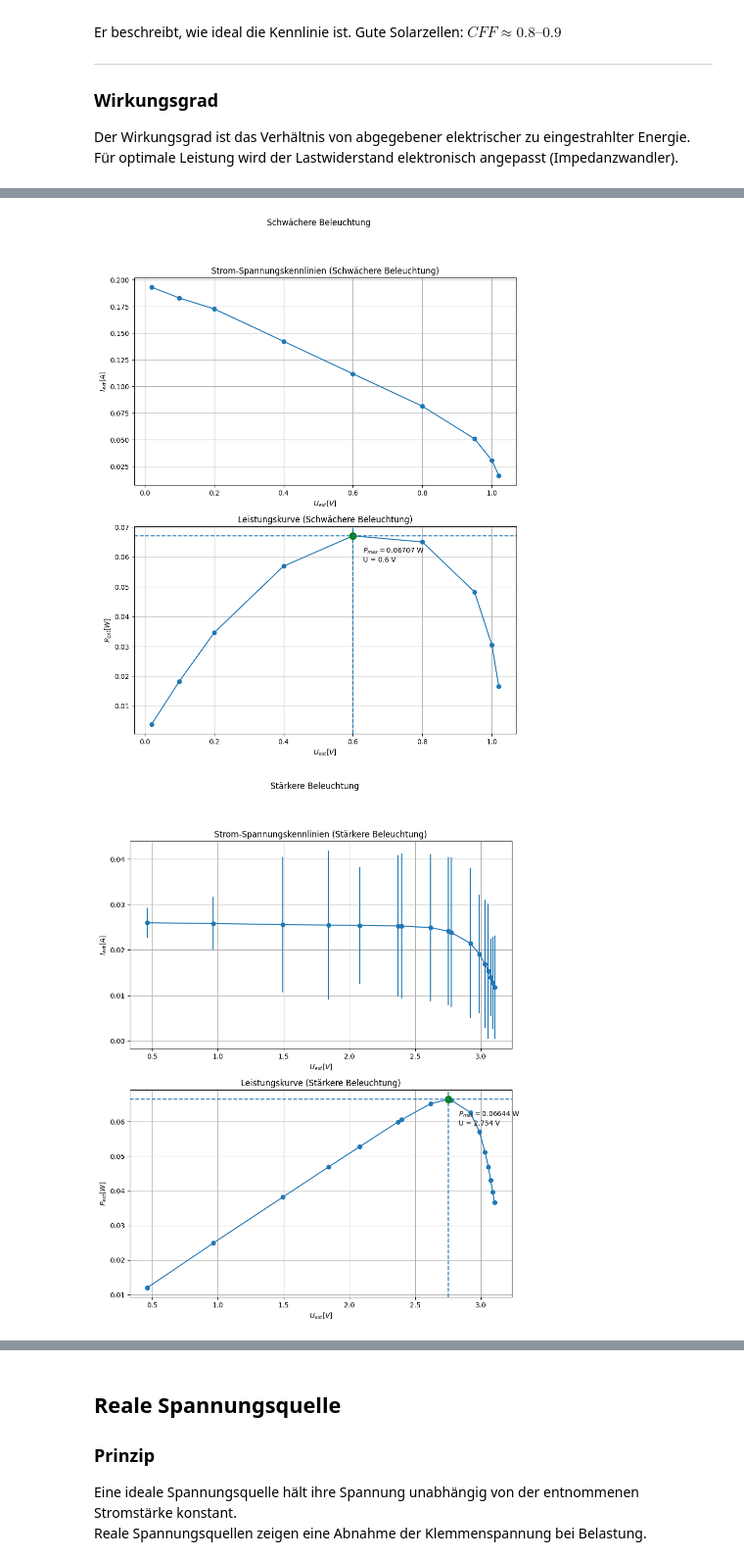
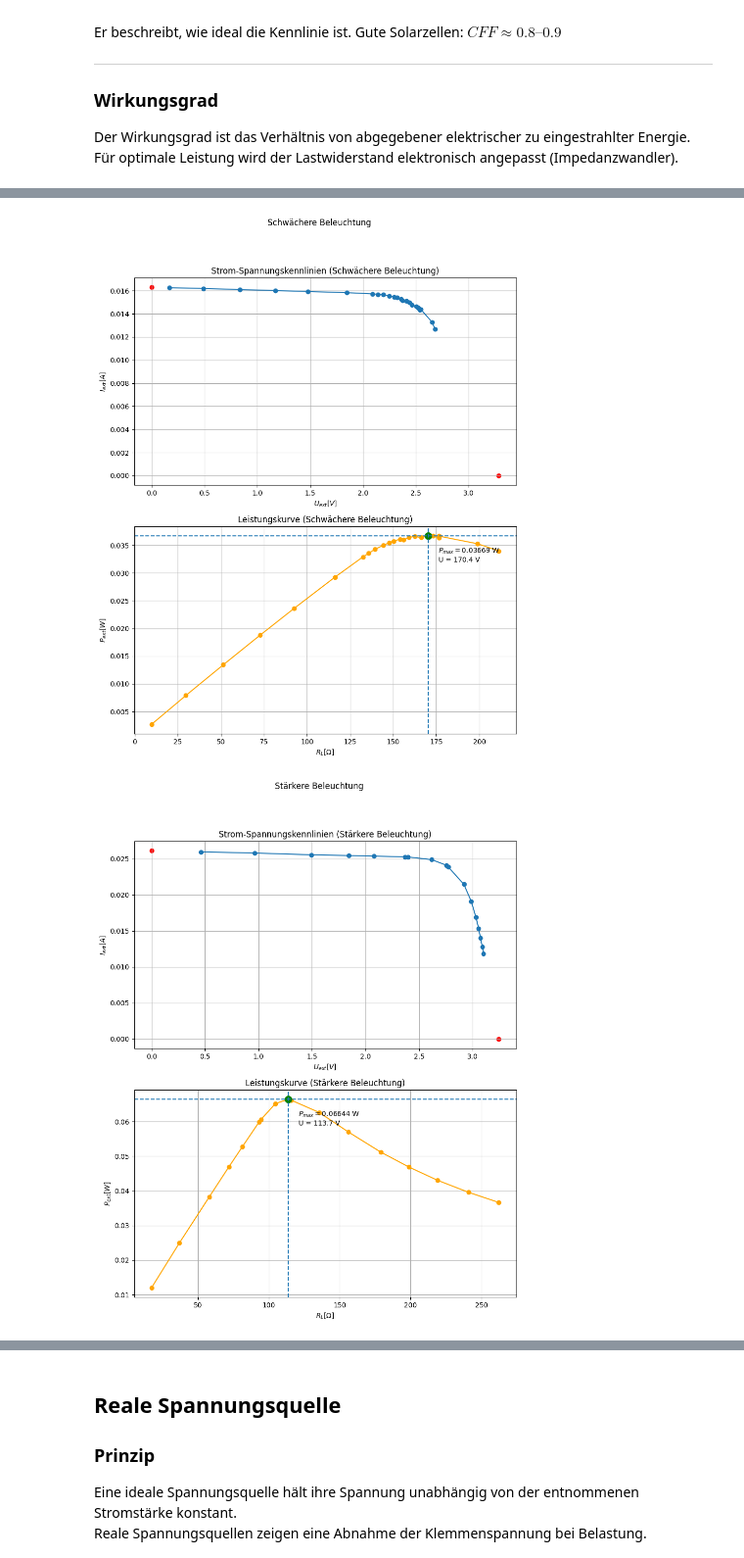
Before and after one commit to olegoniy/Lab, a Jupyter notebook: Lab6/Di01-PW6.ipynb, the cells around one changed output, grey strips where cells are left out. Shown at 98% size. Saved outputs shown, nothing was run; the diff lists cells and outputs as text; code cells hidden in the pictures.

```diff
--- a/Lab6/Di01-PW6.ipynb
+++ b/Lab6/Di01-PW6.ipynb
@@ -88,6 +88,7 @@ from typing import Tuple, Dict, List
 # Nutzereingaben im Code
 # ------------------------------
 import math
+
 
 # --------- Hilfsfunktion ---------
 def _u_abs(v, p_pct, digits, resolution_V):
@@ -156,11 +157,11 @@ R_I_OHM = 0.492  # anpassen
 # Anzahl der Randpunkte fuer lineare Extrapolation
 N_FIT = 5  # anpassen je nach Punktdichte
 
-# Rohdaten hier eintragen: Listen aus (U_ext_V, U_shunt_V)
+#H_LOW = (11.5 ± 0.1) cm
 DATA_LOW: List[Tuple[float, float]] = [
-    # (U_ext_V, U_shunt_V)  # Beispielwerte entfernen und eigene eintragen
-    (0.02, 0.095), (0.10, 0.090), (0.20, 0.085), (0.40, 0.070),
-    (0.60, 0.055), (0.80, 0.040), (0.95, 0.025), (1.00, 0.015), (1.02, 0.008)
+    (0.1664, 0.008), (0.488, 0.00797), (0.835, 0.00792), (1.173, 0.00788), (1.481, 0.00784), (1.847, 0.00779), (2.139, 0.00772), (2.373, 0.00746),
+    (2.536, 0.00705), (2.653, 0.00654), (2.463, 0.00727), (2.091, 0.00774), (2.191, 0.0077), (2.249, 0.00765), (2.293, 0.00761), (2.321, 0.00758),
+    (2.413, 0.00743), (2.36, 0.00752), (2.441, 0.00737), (2.504, 0.00721), (2.524, 0.00715), (2.547, 0.00708), (2.683, 0.00623)
 ]
 
 #H_HIGH = (7 ± 0.1)cm
@@ -180,12 +181,16 @@ dU_ext_high = []
 for U_ext, U_shunt in DATA_HIGH:
     du_ext, _, _, _   = u_dc_auto(U_ext)
     dU_ext_high.append(du_ext)
-print(dU_ext_high)
 
 # Dateinamenpraefixe fuer Ausgaben
 OUT_PREFIX_LOW = "Schwächere Beleuchtung"
 OUT_PREFIX_HIGH = "Stärkere Beleuchtung"
 
+
+
+errors = {
+    OUT_PREFIX_LOW : [0.000028, 0.00666, 0.016, 24.015, 0.193],
+    OUT_PREFIX_HIGH: [0.000007, 0.38756, 0.005, 19.397, 0.005]}
 
 @dataclass
 class IVResults:
@@ -236,15 +241,12 @@ def linear_extrapolation_x0(x: np.ndarray, y: np.ndarray) -> float:
 
 
 def linear_extrapolation_y0(x: np.ndarray, y: np.ndarray) -> float:
-    """
-    Lineare Regression y = a*x + b und Rueckgabe von x bei y=0: x0 = -b/a.
-    """
+    """ Lineare Regression y = a*x + b und Rueckgabe von x bei y=0: x0 = -b/a. """
     A = np.vstack([x, np.ones_like(x)]).T
     a, b = np.linalg.lstsq(A, y, rcond=None)[0]
     if np.isclose(a, 0.0):
         return np.nan
     return -b / a
-
 
 def compute_power(U: np.ndarray, I: np.ndarray) -> np.ndarray:
     return U * I
@@ -256,7 +258,7 @@ def compute_RL(U: np.ndarray, I: np.ndarray) -> np.ndarray:
     """
     RL = np.full_like(U, np.nan, dtype=float)
     nonzero = np.abs(I) > 1e-12
-    RL[nonzero] = U[nonzero] / I[nonzero]
+    RL[nonzero] = U[nonzero] / I[nonzero] - R_I_OHM
     return RL
 
 
@@ -268,7 +270,7 @@ def find_pmax(U: np.ndarray, I: np.ndarray, P: np.ndarray) -> Tuple[float, float
     P_max = float(P[idx])
     RL_at = np.nan
     if np.abs(I[idx]) > 1e-12:
-        RL_at = float(U[idx] / I[idx])
+        RL_at = float(U[idx] / I[idx] - R_I_OHM)
     return P_max, RL_at
 
 def _auto_n_fit(n_fit_wish: int, n_points:int) -> int:
@@ -298,8 +300,8 @@ def eval_dataset(U: np.ndarray, I: np.ndarray, n_fit_wish: int) -> Dict[str, flo
     U_lo = U[:n_fit]
     I_lo = I[:n_fit]
     I_KS = float(linear_extrapolation_x0(U_lo, I_lo))
-    U_hi = U[-n_fit:]
-    I_hi = I[-n_fit:]
+    U_hi = U[-2:]
+    I_hi = I[-2:]
     U_LL = float(linear_extrapolation_y0(U_hi, I_hi))
     return {"I_KS": I_KS, "U_LL": U_LL}
 
@@ -318,7 +320,7 @@ def analyze_from_tuples(data_tuples: List[Tuple[float, float]],
                         R_I: float,
                         n_fit: int,
                         out_prefix: str,
-                        YR) -> IVResults:
+                        XR) -> IVResults:
     """
     Vollanalyse fuer einen Datensatz:
     - Umwandlung der Tupel in Arrays
@@ -355,26 +357,28 @@ def analyze_from_tuples(data_tuples: List[Tuple[float, float]],
     # Plots (je Plot separat, keine Farbangaben)
     fig, (ax1, ax2) = plt.subplots(2, 1,  figsize=(10, 12))
     fig.suptitle(f"{out_prefix}")
-    ax1.errorbar(U, I, yerr=YR, marker = "o")
+
+    ax1.errorbar(U, I, xerr=XR, marker = "o")
     ax1.set(xlabel=r"$U_{ext} [V]$", ylabel=r"$I_{ext} [A]$")
     #ax1.xlabel("U_ext (V)")
     #ax1.ylabel("I_ext (A)")
+    ax1.scatter([0, U_LL], [I_KS, 0],  marker="o", color="red")
     ax1.set_title(f"Strom-Spannungskennlinien ({out_prefix})")
     ax1.grid(True)
 
 
-    ax2.plot(U, P, marker="o")
-    ax2.set(xlabel=r"$U_{ext} [V]$", ylabel=r"$P_{ext} [W]$")
-    #ax2.xlabel("U_ext (V)")
+    ax2.plot(RL, P, marker="o", color="orange")
+    ax2.set(xlabel=r"$R_L [\Omega]$", ylabel=r"$P_{ext} [W]$")
+    #ax2.xlabel("U_ext ()")
     #ax2.ylabel("P_ext (W)")
     ax2.set_title(f"Leistungskurve ({out_prefix})")
     ax2.grid(True)
-    ax2.plot([U_at_Pmax], [P_max], marker="o", markersize=10, color="green")
-    ax2.axvline(U_at_Pmax, linestyle="--")
+    ax2.plot([RL_at], [P_max], marker="o", markersize=10, color="green")
+    ax2.axvline(RL_at, linestyle="--")
     ax2.axhline(P_max, linestyle="--")
     ax2.annotate(
-        r"$P_{max} = $" + f"{P_max:.4g} W\nU = {U_at_Pmax:.4g} V",
-        (U_at_Pmax, P_max),
+        r"$P_{max} = $" + f"{P_max:.4g} W\nU = {RL_at:.4g} V",
+        (RL_at, P_max),
         textcoords="offset points",
         xytext=(15, -40),
         ha="left",
@@ -403,7 +407,6 @@ def analyze_from_tuples(data_tuples: List[Tuple[float, float]],
         CFF=CFF
     )
 
-
 # ------------------------------
 # Hauptablauf
 # ------------------------------
@@ -424,22 +427,23 @@ if __name__ == "__main__":
     res_low = analyze_from_tuples(DATA_LOW, R_I_OHM, N_FIT, OUT_PREFIX_LOW, dU_ext_low)
     res_high = analyze_from_tuples(DATA_HIGH, R_I_OHM, N_FIT, OUT_PREFIX_HIGH, dU_ext_high)
 
+
     # Vergleichsausgabe auf Konsole
     print(f"Zusammenfassung ({OUT_PREFIX_LOW}):")
-    print(f"I_KS  = {res_low.I_KS:.6g} A")
-    print(f"U_LL  = {res_low.U_LL:.6g} V")
-    print(f"P_max = {res_low.P_max:.6g} W")
-    print(f"RL@Pmax = {res_low.RL_at_Pmax:.6g} Ohm")
-    print(f"CFF   = {res_low.CFF:.6g}")
+    print(f"I_KS  = ({res_low.I_KS:.6g} ± {errors[OUT_PREFIX_LOW][0]}) A")
+    print(f"U_LL  = ({res_low.U_LL:.6g} ± {errors[OUT_PREFIX_LOW][1]}) V")
+    print(f"P_max = ({res_low.P_max:.6g} ± {errors[OUT_PREFIX_LOW][2]}) W")
+    print(f"RL@Pmax = ({res_low.RL_at_Pmax:.6g} ± {errors[OUT_PREFIX_LOW][3]}) Ohm")
+    print(f"CFF   = {res_low.CFF:.6g} ± {errors[OUT_PREFIX_LOW][4]}")
     print()
 
     print(f"Zusammenfassung ({OUT_PREFIX_HIGH}):")
-    print(f"I_KS  = {res_high.I_KS:.6g} A")
-    print(f"U_LL  = {res_high.U_LL:.6g} V")
-    print(f"P_max = {res_high.P_max:.6g} W")
-    print(f"RL@Pmax = {res_high.RL_at_Pmax:.6g} Ohm")
-    print(f"CFF   = {res_high.CFF:.6g}")
-    print()
+    print(f"I_KS  = ({res_high.I_KS:.6g} ± {errors[OUT_PREFIX_HIGH][0]}) A")
+    print(f"U_LL  = ({res_high.U_LL:.6g} ± {errors[OUT_PREFIX_HIGH][1]}) V")
+    print(f"P_max = ({res_high.P_max:.6g} ± {errors[OUT_PREFIX_HIGH][2]}) W")
+    print(f"RL@Pmax = ({res_high.RL_at_Pmax:.6g} ± {errors[OUT_PREFIX_HIGH][3]}) Ohm")
+    print(f"CFF   = {res_high.CFF:.6g} ± {errors[OUT_PREFIX_HIGH][4]}")
+    print("\n Alle Fehler sind mittels Gauss'scher Fehlerfortpflanzung berechnet.")
 
     # Optionaler Vergleichsplot
     plt.figure( figsize=(10, 6))
@@ -470,2 +475,2 @@ CFF   = 0.776567
-[figure, old version]
+[figure, new version]
-[figure, old version]
+[figure, new version]
```
Also changed, not shown: parts of 2 cells of this notebook, 6 other files.
